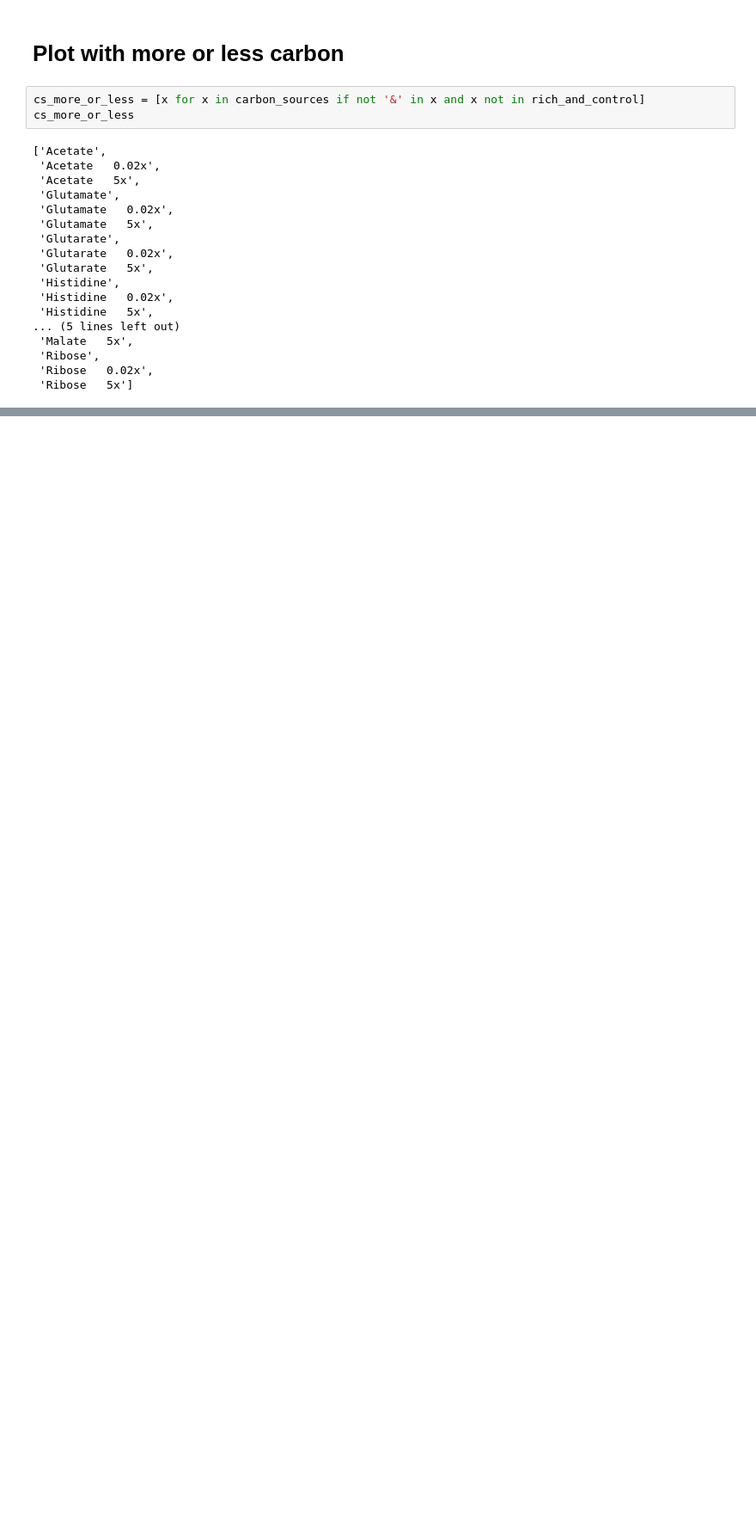
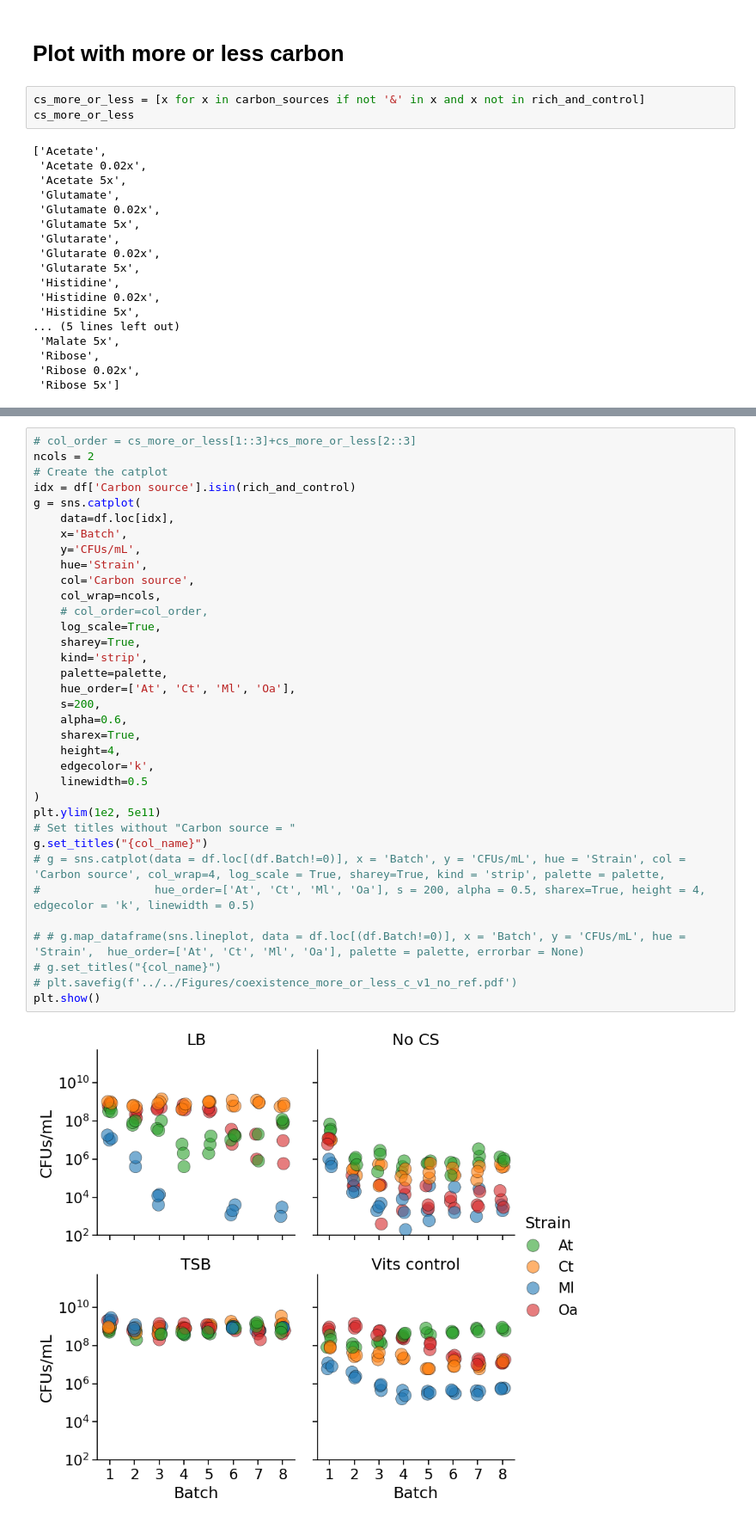
Before and after one commit to sulheim/coexistence, a Jupyter notebook: notebooks/3_assembly_2/3B_plot_assembly_2_cfus.ipynb, the cells around one changed output, grey strips where cells are left out. Shown at 86% size. Drawn from its saved outputs; the diff is of its cells as text; blank space fills up the shorter version.

```diff
--- a/notebooks/3_assembly_2/3B_plot_assembly_2_cfus.ipynb
+++ b/notebooks/3_assembly_2/3B_plot_assembly_2_cfus.ipynb
@@ -191,0 +194,37 @@ plt.show()
+# %%
+# col_order = cs_more_or_less[1::3]+cs_more_or_less[2::3]
+ncols = 2
+# Create the catplot
+idx = df['Carbon source'].isin(rich_and_control)
+g = sns.catplot(
+    data=df.loc[idx],
+    x='Batch',
+    y='CFUs/mL',
+    hue='Strain',
+    col='Carbon source',
+    col_wrap=ncols,
+    # col_order=col_order,
+    log_scale=True,
+    sharey=True,
+    kind='strip',
+    palette=palette,
+    hue_order=['At', 'Ct', 'Ml', 'Oa'],
+    s=200,
+    alpha=0.6,
+    sharex=True,
+    height=4,
+    edgecolor='k',
+    linewidth=0.5
+)
+plt.ylim(1e2, 5e11)
+# Set titles without "Carbon source = "
+g.set_titles("{col_name}")
+# g = sns.catplot(data = df.loc[(df.Batch!=0)], x = 'Batch', y = 'CFUs/mL', hue = 'Strain', col = 'Carbon source', col_wrap=4, log_scale = True, sharey=True, kind = 'strip', palette = palette,
+#                 hue_order=['At', 'Ct', 'Ml', 'Oa'], s = 200, alpha = 0.5, sharex=True, height = 4, edgecolor = 'k', linewidth = 0.5)
+
+# # g.map_dataframe(sns.lineplot, data = df.loc[(df.Batch!=0)], x = 'Batch', y = 'CFUs/mL', hue = 'Strain',  hue_order=['At', 'Ct', 'Ml', 'Oa'], palette = palette, errorbar = None)
+# g.set_titles("{col_name}")
+# plt.savefig(f'../../Figures/coexistence_more_or_less_c_v1_no_ref.pdf')
+plt.show()
+# %% [output]
+[figure, added]
```
Also changed, not shown: parts of 6 cells of this notebook, 4 other files.
